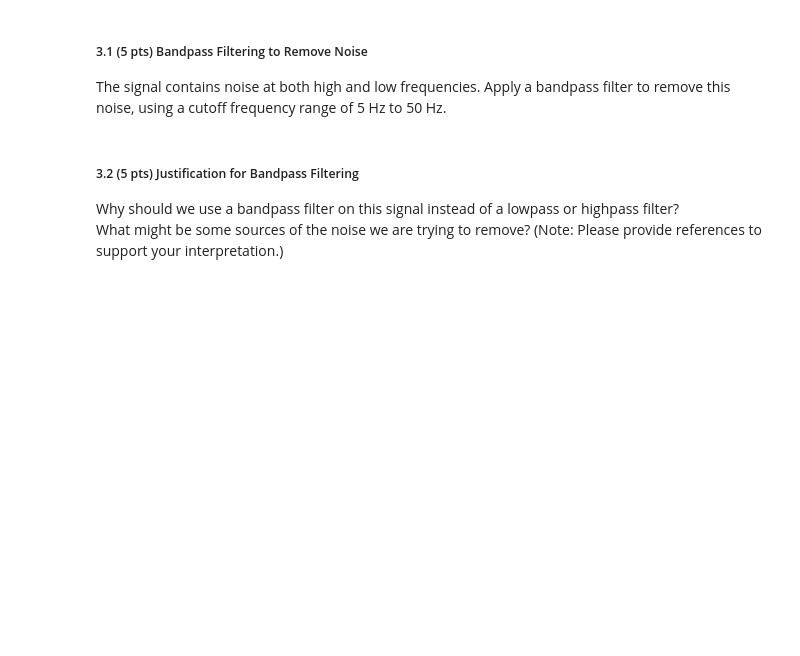
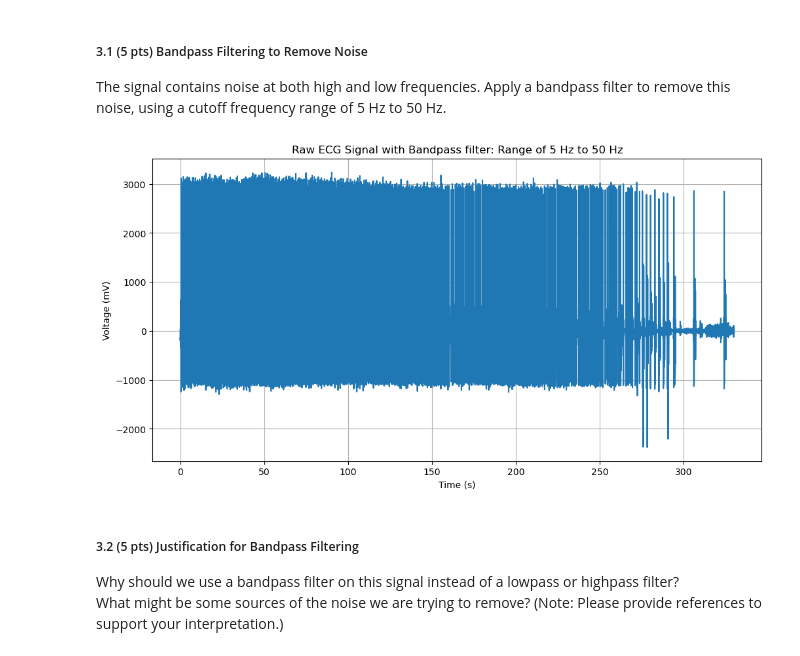
Before and after one commit to aless-sm/ECG-Asystole-Detection, a Jupyter notebook: ECG_Asystole_Detection.ipynb, the cells around one changed output. Cells and saved outputs as stored; diff of their text form; code cells hidden in the pictures; blank space fills up the shorter version.

Commit message:
Apply bandpass filter to remove noise

```diff
--- a/ECG_Asystole_Detection.ipynb
+++ b/ECG_Asystole_Detection.ipynb
@@ -144,6 +144,27 @@ There are other frequencies on this plot that are not the most dominant, but rep
 ##### 3.1 (5 pts) Bandpass Filtering to Remove Noise
 
 The signal contains noise at both high and low frequencies. Apply a bandpass filter to remove this noise, using a cutoff frequency range of 5 Hz to 50 Hz.
+# %%
+from scipy import signal
+
+# Declare sampling parameters
+sampling_rate = 250
+ecg_time = np.arange(len(ecg_data))/sampling_rate
+
+#  Use 4th order butterworth bandpass filter with cutoff frequencies of 5 Hz and 50 Hz
+num_coeff, den_coeff = signal.butter(4, [5, 50], fs=sampling_rate, btype="band")
+filtered_ecg = signal.filtfilt(num_coeff, den_coeff, ecg_data_1d)
+
+# Plot the filtered ECG signal
+plt.figure(figsize=(12,6))
+plt.plot(ecg_time, filtered_ecg)
+plt.title("Raw ECG Signal with Bandpass filter: Range of 5 Hz to 50 Hz")
+plt.xlabel("Time (s)")
+plt.ylabel("Voltage (mV)")
+plt.grid(True)
+plt.show()
+# %% [output]
+[figure, added]
 # %% [markdown]
 ##### 3.2 (5 pts) Justification for Bandpass Filtering
 
```
